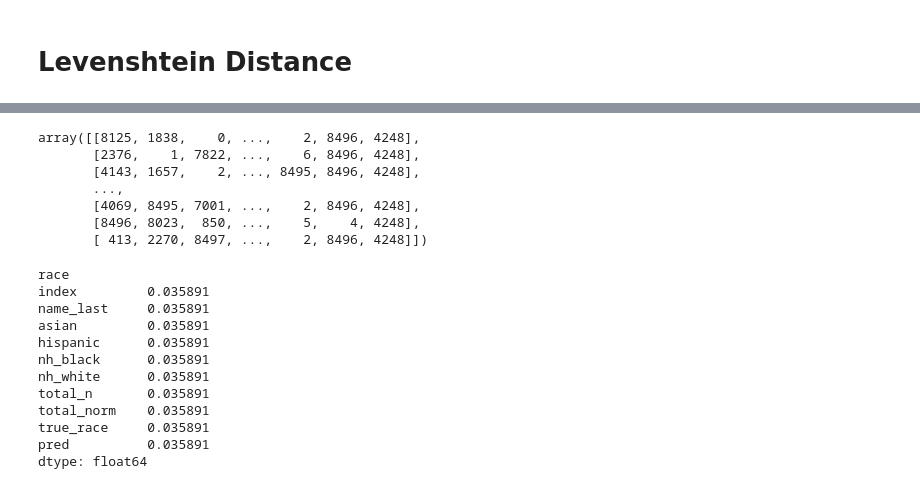
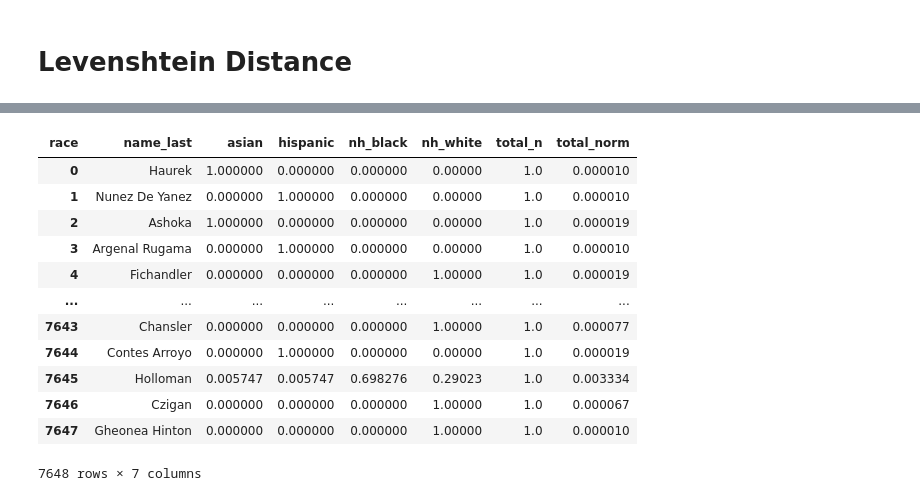
Before and after one commit to appeler/edit_names, a Jupyter notebook: notebooks/knn_levenshtein.ipynb, the cells around one changed output, grey strips where cells are left out. Cells and saved outputs as stored; diff of their text form; code cells hidden in the pictures.

Commit message:
Complete KNN analysis wit test set

```diff
--- a/notebooks/knn_levenshtein.ipynb
+++ b/notebooks/knn_levenshtein.ipynb
@@ -80,6 +80,6 @@ gdf.head(15)
 | 13 | A Felix | 0.0 | 1.0 | 0.0 | 0.0 | 1.0 | 0.00001 |
 | 14 | A Ghaffar | 0.0 | 0.0 | 0.0 | 1.0 | 1.0 | 0.00001 |
 # %%
-races = sdf.race.unique().tolist()
+races = sorted(sdf.race.unique().tolist())
 races
 # %% [output]
@@ -140,2 +135,9 @@ knn_df.drop('index',inplace=True, axis=1)
+# %%
+# Copying the DataFrame and resetting the index so that its from 0-xxxx
+train_df, test_df = train_test_split(proto_df, test_size=0.1)
+train_df.reset_index(inplace=True)
+train_df.drop('index',inplace=True, axis=1)
+test_df.reset_index(inplace=True)
+test_df.drop('index',inplace=True, axis=1)
 # %%
 import Levenshtein as lv
@@ -223,14 +143,0 @@ k = 3
-# %%
-# Get the nearest k values for the string
-#   we add +1 since 0 (the string itself)
-#   will be present in the diagnal value
-values = np.argpartition(lev_dist, (k+1))
-values
-# %% [output]
-array([[8125, 1838,    0, ...,    2, 8496, 4248],
-       [2376,    1, 7822, ...,    6, 8496, 4248],
-       [4143, 1657,    2, ..., 8495, 8496, 4248],
-       ...,
-       [4069, 8495, 7001, ...,    2, 8496, 4248],
-       [8496, 8023,  850, ...,    5,    4, 4248],
-       [ 413, 2270, 8497, ...,    2, 8496, 4248]])
@@ -254,15 +144,16 @@ proto_df['pred'] = final_pred
-# %%
-proto_df.loc[proto_df['true_race'] == proto_df['pred']].count() / proto_df.shape[0]
-# %% [output]
-race
-index         0.035891
-name_last     0.035891
-asian         0.035891
-hispanic      0.035891
-nh_black      0.035891
-nh_white      0.035891
-total_n       0.035891
-total_norm    0.035891
-true_race     0.035891
-pred          0.035891
-dtype: float64
+# %%
+train_df
+# %% [output]
+| race | name_last | asian | hispanic | nh_black | nh_white | total_n | total_norm |
+| 0 | Haurek | 1.000000 | 0.000000 | 0.000000 | 0.00000 | 1.0 | 0.000010 |
+| 1 | Nunez De Yanez | 0.000000 | 1.000000 | 0.000000 | 0.00000 | 1.0 | 0.000010 |
+| 2 | Ashoka | 1.000000 | 0.000000 | 0.000000 | 0.00000 | 1.0 | 0.000019 |
+| 3 | Argenal Rugama | 0.000000 | 1.000000 | 0.000000 | 0.00000 | 1.0 | 0.000010 |
+| 4 | Fichandler | 0.000000 | 0.000000 | 0.000000 | 1.00000 | 1.0 | 0.000019 |
+| ... | ... | ... | ... | ... | ... | ... | ... |
+| 7643 | Chansler | 0.000000 | 0.000000 | 0.000000 | 1.00000 | 1.0 | 0.000077 |
+| 7644 | Contes Arroyo | 0.000000 | 1.000000 | 0.000000 | 0.00000 | 1.0 | 0.000019 |
+| 7645 | Holloman | 0.005747 | 0.005747 | 0.698276 | 0.29023 | 1.0 | 0.003334 |
+| 7646 | Czigan | 0.000000 | 0.000000 | 0.000000 | 1.00000 | 1.0 | 0.000067 |
+| 7647 | Gheonea Hinton | 0.000000 | 0.000000 | 0.000000 | 1.00000 | 1.0 | 0.000010 |
+7648 rows × 7 columns
```
Also changed, not shown: parts of 23 cells of this notebook.
